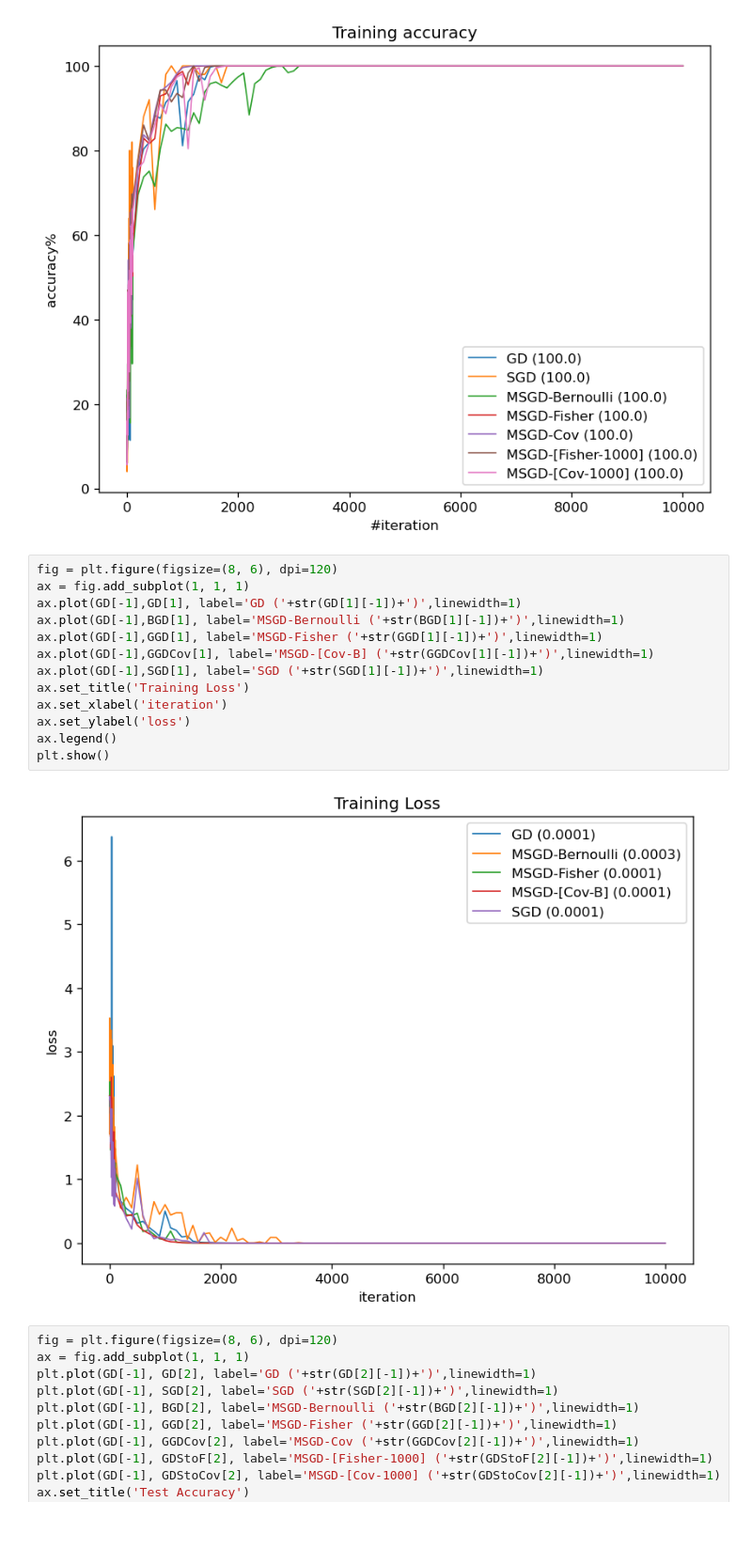
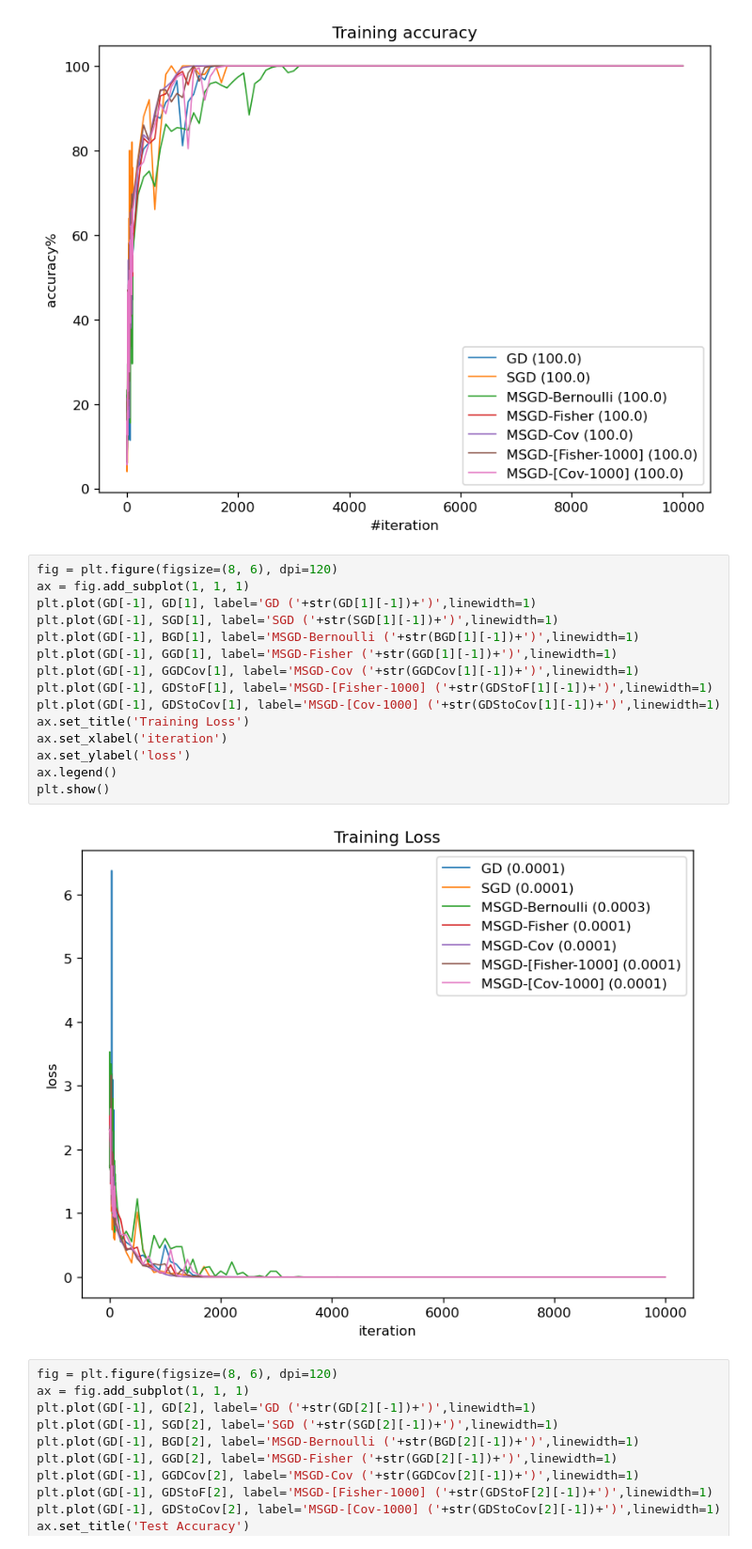
Before and after one commit to Quincy0v0/MultiNoise, a Jupyter notebook: FashionMNIST/CSE257 visualization for MSGD w FashionMNIST.ipynb, the cells around one changed output. Shown at 94% size. Cells and saved outputs as stored; diff of their text form.

```diff
--- a/FashionMNIST/CSE257 visualization for MSGD w FashionMNIST.ipynb
+++ b/FashionMNIST/CSE257 visualization for MSGD w FashionMNIST.ipynb
@@ -63,18 +65,20 @@ plt.legend()
 # %%
 fig = plt.figure(figsize=(8, 6), dpi=120)
 ax = fig.add_subplot(1, 1, 1)
-ax.plot(GD[-1],GD[1], label='GD ('+str(GD[1][-1])+')',linewidth=1)
-ax.plot(GD[-1],BGD[1], label='MSGD-Bernoulli ('+str(BGD[1][-1])+')',linewidth=1)
-ax.plot(GD[-1],GGD[1], label='MSGD-Fisher ('+str(GGD[1][-1])+')',linewidth=1)
-ax.plot(GD[-1],GGDCov[1], label='MSGD-[Cov-B] ('+str(GGDCov[1][-1])+')',linewidth=1)
-ax.plot(GD[-1],SGD[1], label='SGD ('+str(SGD[1][-1])+')',linewidth=1)
+plt.plot(GD[-1], GD[1], label='GD ('+str(GD[1][-1])+')',linewidth=1)
+plt.plot(GD[-1], SGD[1], label='SGD ('+str(SGD[1][-1])+')',linewidth=1)
+plt.plot(GD[-1], BGD[1], label='MSGD-Bernoulli ('+str(BGD[1][-1])+')',linewidth=1)
+plt.plot(GD[-1], GGD[1], label='MSGD-Fisher ('+str(GGD[1][-1])+')',linewidth=1)
+plt.plot(GD[-1], GGDCov[1], label='MSGD-Cov ('+str(GGDCov[1][-1])+')',linewidth=1)
+plt.plot(GD[-1], GDStoF[1], label='MSGD-[Fisher-1000] ('+str(GDStoF[1][-1])+')',linewidth=1)
+plt.plot(GD[-1], GDStoCov[1], label='MSGD-[Cov-1000] ('+str(GDStoCov[1][-1])+')',linewidth=1)
 ax.set_title('Training Loss')
 ax.set_xlabel('iteration')
 ax.set_ylabel('loss')
 ax.legend()
 plt.show()
 # %% [output]
-[figure, old version]
+[figure, new version]
 # %%
 fig = plt.figure(figsize=(8, 6), dpi=120)
 ax = fig.add_subplot(1, 1, 1)
```
Also changed, not shown: parts of 16 cells of this notebook, 1 other file.
